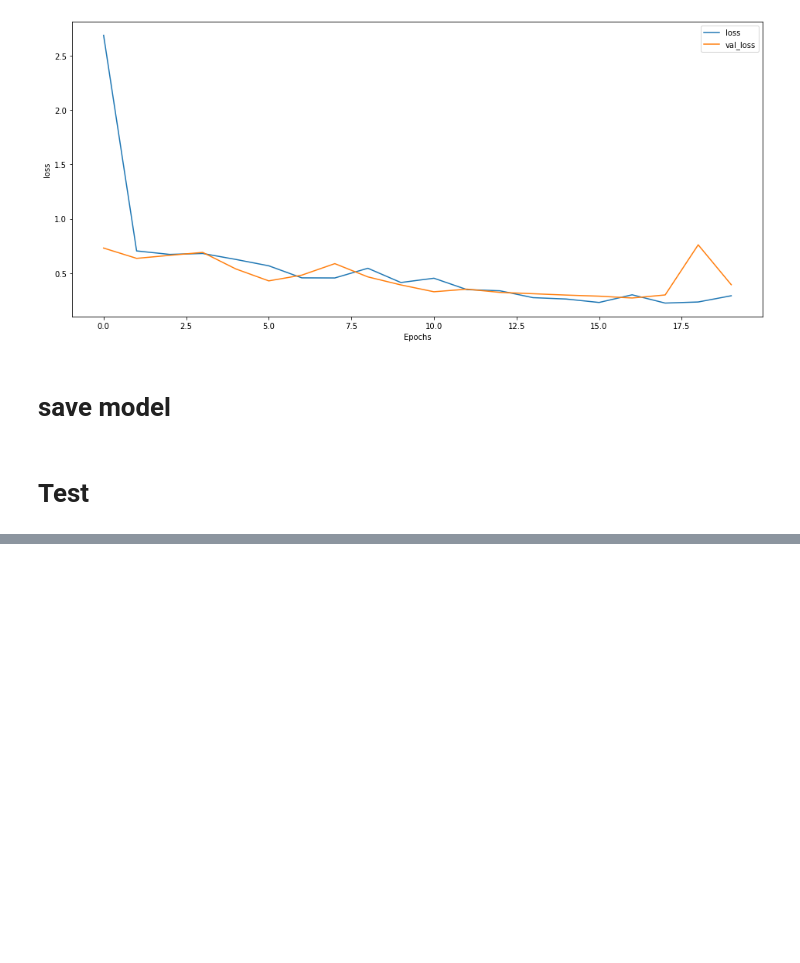
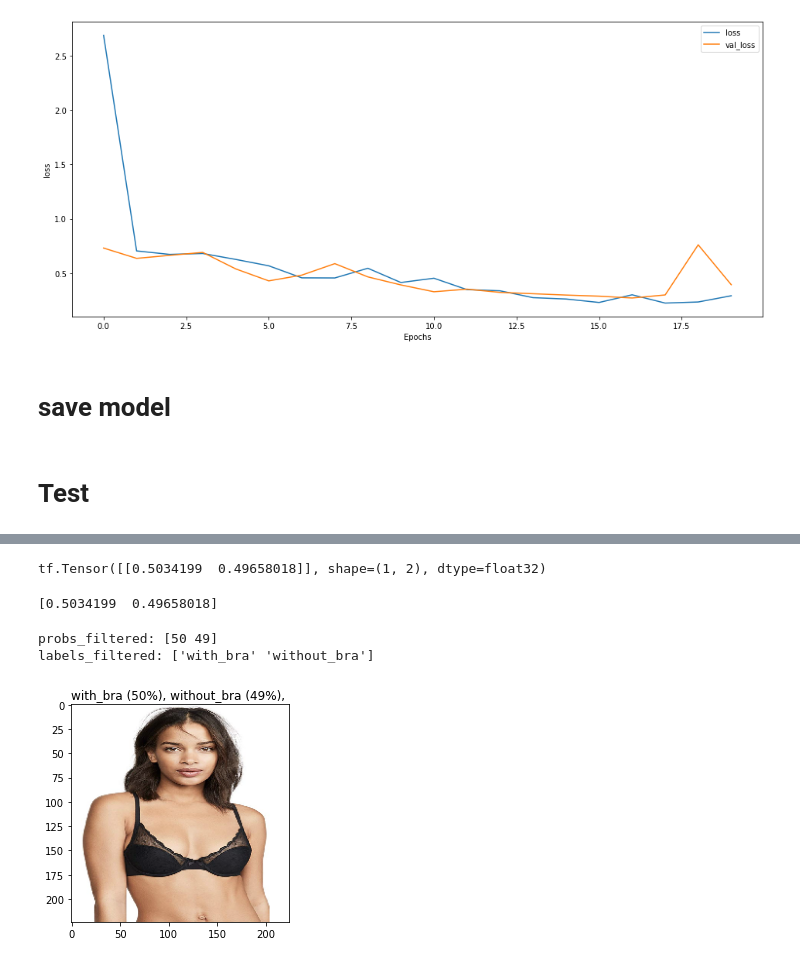
Before and after one commit to samiurprapon/BraSizePrediction, a Jupyter notebook: Bra Detection.ipynb, the cells around one changed output, grey strips where cells are left out. Saved outputs shown, nothing was run; the diff lists cells and outputs as text; code cells hidden in the pictures; blank space fills up the shorter version.

```diff
--- a/Bra Detection.ipynb
+++ b/Bra Detection.ipynb
@@ -251,0 +319,4 @@ print(y_val[5])
+# %%
+TEST_IMAGE_INDEX = 0
+# %%
+result = model(test_images_preprocessed[TEST_IMAGE_INDEX])
@@ -251,0 +327,26 @@ print(y_val[5])
+# %%
+print(result)
+# %% [output]
+tf.Tensor([[0.5034199  0.49658018]], shape=(1, 2), dtype=float32)
+# %%
+np_result = result.numpy()[0]
+# %%
+print(np_result)
+# %% [output]
+[0.5034199  0.49658018]
+# %%
+tags, labels_filtered, probs_filtered = get_tags(np_result, unique_labels)
+# %%
+print('probs_filtered:', probs_filtered)
+print('labels_filtered:', labels_filtered)
+# %% [output]
+probs_filtered: [50 49]
+labels_filtered: ['with_bra' 'without_bra']
+# %%
+plt.figure()
+plt.title(tags)
+plt.imshow(test_image);
+
+plt.show()
+# %% [output]
+[figure, added]
```
Also changed, not shown: parts of 16 cells of this notebook, 1 other file.
